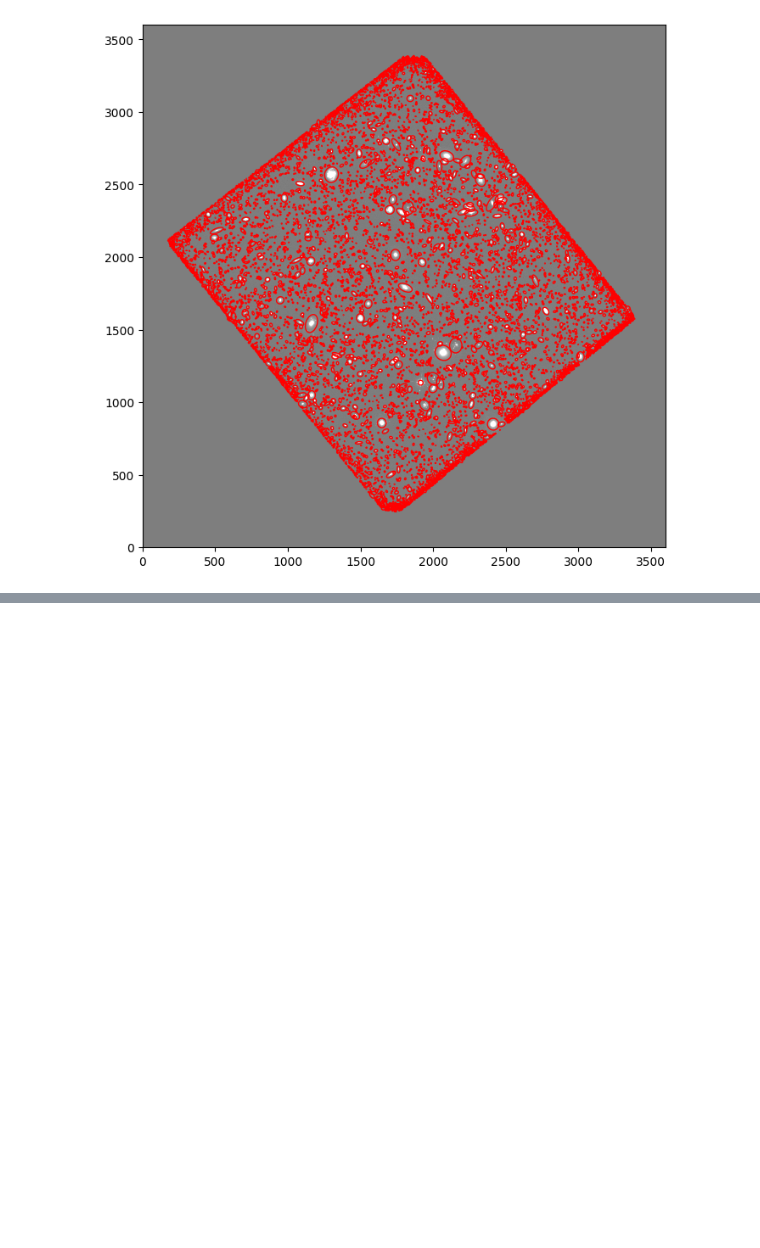
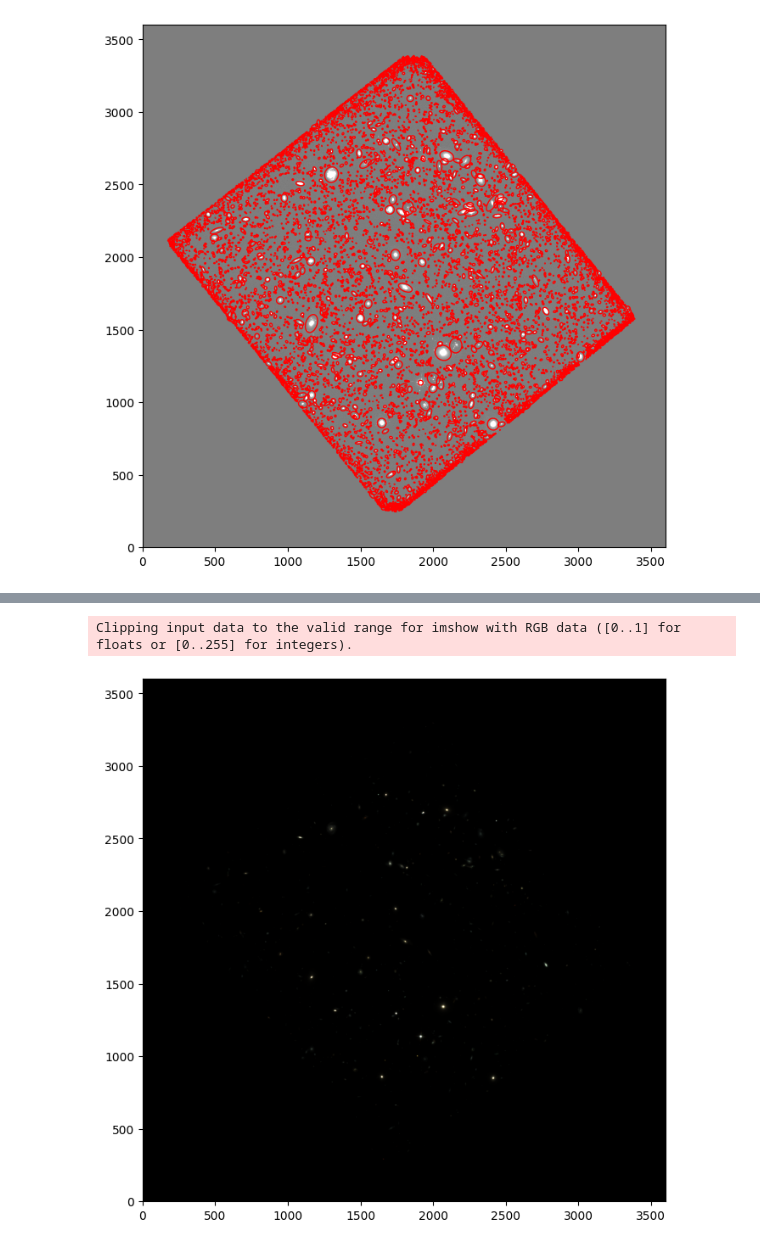
Before and after one commit to MasonD-007/ASTR-19-Practical-Programming, a Jupyter notebook: Final_Project/Final_Project.ipynb, the cells around one changed output, grey strips where cells are left out. Drawn from its saved outputs; the diff is of its cells as text; code cells hidden in the pictures; blank space fills up the shorter version.

```diff
--- a/Final_Project/Final_Project.ipynb
+++ b/Final_Project/Final_Project.ipynb
@@ -90,0 +129,17 @@ Amount of Sources:  8640
+# %%
+# Load the f125w and f160w images
+data_f125w = fitsio.read("./hlsp_hudf12_hst_wfc3ir_udfmain_f125w_v1.0_drz.fits")
+data_f160w = fitsio.read("./hlsp_hudf12_hst_wfc3ir_udfmain_f160w_v1.0_drz.fits")
+
+# Rescale the images to the same size and stack them into a 3-color image
+scale_factor = np.max(data) / np.max([np.max(data_f125w), np.max(data_f160w)])
+data_f125w_rescaled = data_f125w * scale_factor
+data_f160w_rescaled = data_f160w * scale_factor
+rgb_image = np.stack([data_f160w_rescaled, data_f125w_rescaled, data], axis=-1)
+
+# Save the image as a PNG
+plt.imshow(rgb_image, origin="lower")
+plt.savefig("rgb_image.png", dpi=300, bbox_inches="tight")
+# %% [output]
+Clipping input data to the valid range for imshow with RGB data ([0..1] for floats or [0..255] for integers).
+[figure, added]
```
Also changed, not shown: parts of 3 cells of this notebook, 5 other files.
